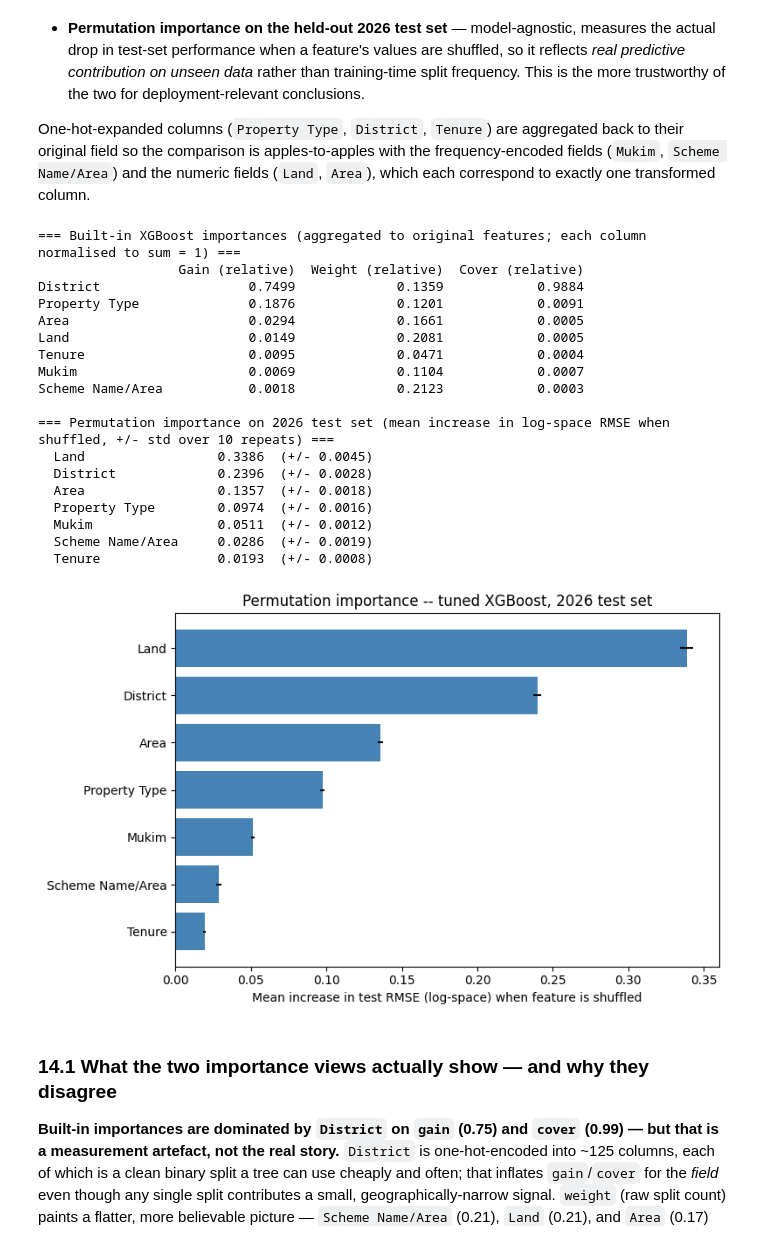
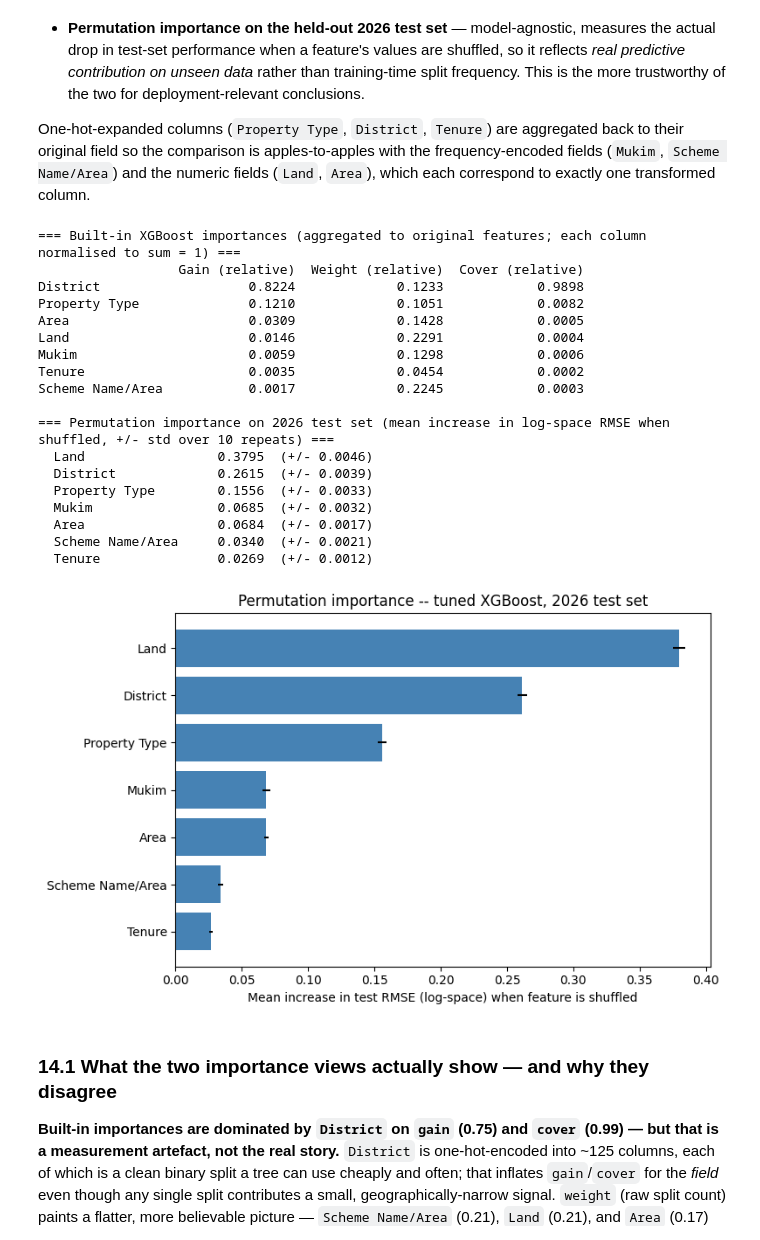
Before and after one commit to Sandaris/Mytanah, a Jupyter notebook: Model Selection/xgBoost.ipynb, the cells around one changed output. Drawn from its saved outputs; the diff is of its cells as text; code cells hidden in the pictures.

```diff
--- a/Model Selection/xgBoost.ipynb
+++ b/Model Selection/xgBoost.ipynb
@@ -298,7 +353,7 @@ FEATURES_WITH_ROAD = FEATURES_NO_ROAD + ["Road Name"]
 ONE_HOT_COLS = ["Property Type", "District", "Tenure"]
 FREQ_COLS_NO_ROAD = ["Mukim", "Scheme Name/Area"]
 FREQ_COLS_WITH_ROAD = FREQ_COLS_NO_ROAD + ["Road Name"]
-NUMERIC_COLS = ["Land", "Area"]
+NUMERIC_COLS = ["Land"]
 
 train_df = df.loc[train_mask].copy()
 val_df = df.loc[val_mask].copy()
@@ -315,6 +370,7 @@ def make_pipeline(feature_cols, freq_cols):
             ("one_hot", OneHotEncoder(handle_unknown="ignore"), ONE_HOT_COLS),
             ("frequency", FrequencyEncoder(), freq_cols),
             ("numeric", SimpleImputer(strategy="median"), NUMERIC_COLS),
+            ("area", AreaImputer(), ["Area", "Property Type"]),
         ]
     )
     model = XGBRegressor(
@@ -823,6 +879,10 @@ for name, trans, cols in preprocessor.transformers_:
     if name == "one_hot":
         for i, col in enumerate(cols):
             col_to_feature += [col] * len(trans.categories_[i])
+    elif name == "area":
+        # AreaImputer takes [Area, Property Type] but produces a single
+        # imputed Area column -- credit it to Area.
+        col_to_feature += ["Area"]
     else:  # frequency, numeric
         col_to_feature += list(cols)
 
@@ -845,48 +905,48 @@ importance_df = pd.DataFrame({
 
 print("=== Built-in XGBoost importances (aggregated to original features; each column normalised to sum = 1) ===")
 print(importance_df.to_string(float_format=lambda v: f"{v:.4f}"))
 
 # Permutation importance on the UNTOUCHED 2026 test set -- the more trustworthy,
 # deployment-relevant view (actual drop in test RMSE when a feature is shuffled).
 perm = permutation_importance(
     FINAL_MODEL, test_df[BASELINE_FEATURES], y_test,
     scoring="neg_root_mean_squared_error", n_repeats=10, random_state=42, n_jobs=-1,
 )
 perm_series = pd.Series(perm.importances_mean, index=BASELINE_FEATURES) \
     .sort_values(ascending=False)
 perm_std = pd.Series(perm.importances_std, index=BASELINE_FEATURES)
 
 print("\n=== Permutation importance on 2026 test set (mean increase in log-space RMSE when shuffled, +/- std over 10 repeats) ===")
 for feat in perm_series.index:
     print(f"  {feat:<20} {perm_series[feat]:.4f}  (+/- {perm_std[feat]:.4f})")
 
 fig, ax = plt.subplots(figsize=(8, 5))
 ax.barh(perm_series.index[::-1], perm_series.values[::-1],
         xerr=perm_std.reindex(perm_series.index).values[::-1], color="steelblue")
 ax.set_xlabel("Mean increase in test RMSE (log-space) when feature is shuffled")
 ax.set_title("Permutation importance -- tuned XGBoost, 2026 test set")
 plt.tight_layout()
 plt.show()
 # %% [output]
 === Built-in XGBoost importances (aggregated to original features; each column normalised to sum = 1) ===
                   Gain (relative)  Weight (relative)  Cover (relative)
-District                   0.7499             0.1359            0.9884
-Property Type              0.1876             0.1201            0.0091
-Area                       0.0294             0.1661            0.0005
-Land                       0.0149             0.2081            0.0005
-Tenure                     0.0095             0.0471            0.0004
-Mukim                      0.0069             0.1104            0.0007
-Scheme Name/Area           0.0018             0.2123            0.0003
+District                   0.8224             0.1233            0.9898
+Property Type              0.1210             0.1051            0.0082
+Area                       0.0309             0.1428            0.0005
+Land                       0.0146             0.2291            0.0004
+Mukim                      0.0059             0.1298            0.0006
+Tenure                     0.0035             0.0454            0.0002
+Scheme Name/Area           0.0017             0.2245            0.0003
 
 === Permutation importance on 2026 test set (mean increase in log-space RMSE when shuffled, +/- std over 10 repeats) ===
-  Land                 0.3386  (+/- 0.0045)
-  District             0.2396  (+/- 0.0028)
-  Area                 0.1357  (+/- 0.0018)
-  Property Type        0.0974  (+/- 0.0016)
-  Mukim                0.0511  (+/- 0.0012)
-  Scheme Name/Area     0.0286  (+/- 0.0019)
-  Tenure               0.0193  (+/- 0.0008)
+  Land                 0.3795  (+/- 0.0046)
+  District             0.2615  (+/- 0.0039)
+  Property Type        0.1556  (+/- 0.0033)
+  Mukim                0.0685  (+/- 0.0032)
+  Area                 0.0684  (+/- 0.0017)
+  Scheme Name/Area     0.0340  (+/- 0.0021)
+  Tenure               0.0269  (+/- 0.0012)
-[figure, old version]
+[figure, new version]
 # %% [markdown]
 ### 14.1 What the two importance views actually show — and why they disagree
 
```
Also changed, not shown: parts of 11 cells of this notebook, 7 other files.
